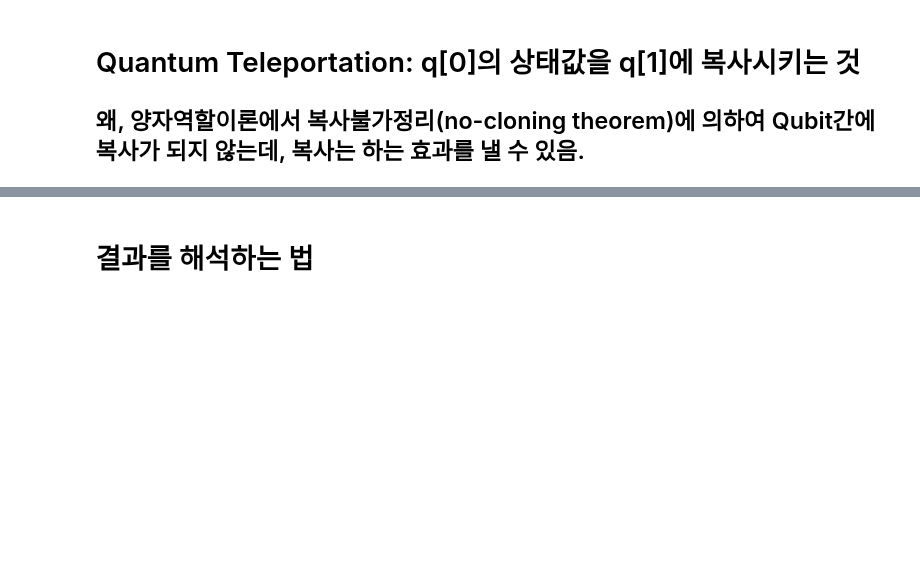
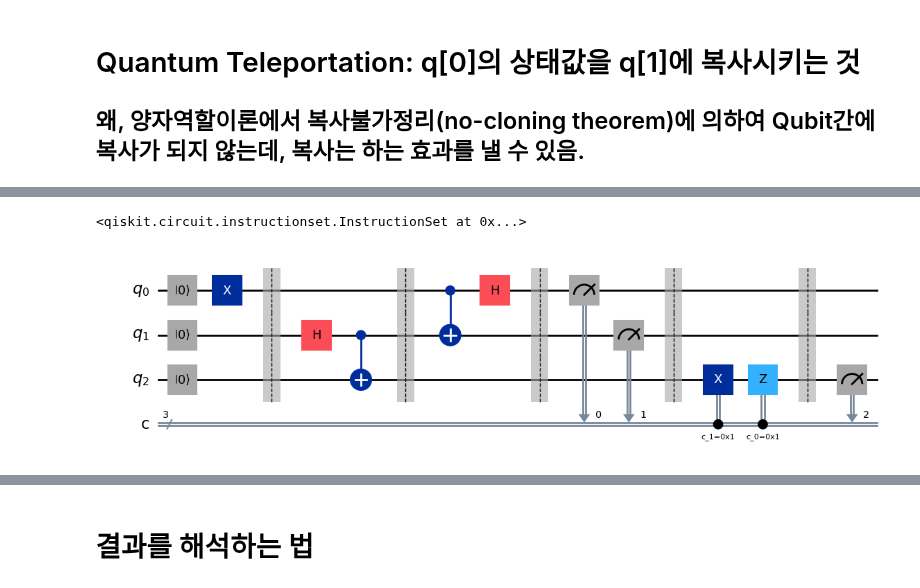
Before and after one commit to mkbahk/QuantumComputing, a Jupyter notebook: QuantumToyAlgorithm_QuantumTeleportation_01_DeepSeek_mkbahk_20250318.ipynb, the cells around one changed output, grey strips where cells are left out. Drawn from its saved outputs; the diff is of its cells as text; code cells hidden in the pictures; blank space fills up the shorter version.

```diff
--- a/QuantumToyAlgorithm_QuantumTeleportation_01_DeepSeek_mkbahk_20250318.ipynb
+++ b/QuantumToyAlgorithm_QuantumTeleportation_01_DeepSeek_mkbahk_20250318.ipynb
@@ -87,3 +62,41 @@ qc.measure(2, 2)
+# %%
+qreg_q = QuantumRegister(3, 'q')
+creg_c = ClassicalRegister(3, 'c')
+circuit = QuantumCircuit(qreg_q, creg_c)
+
+circuit.reset(qreg_q[0])
+circuit.reset(qreg_q[2])
+circuit.reset(qreg_q[1])
+
+circuit.x(qreg_q[0])
+circuit.barrier(qreg_q[0], qreg_q[1], qreg_q[2])
+
+circuit.h(qreg_q[1])
+circuit.cx(qreg_q[1], qreg_q[2])
+circuit.barrier(qreg_q[0], qreg_q[1], qreg_q[2])
+
+
+circuit.cx(qreg_q[0], qreg_q[1])
+circuit.h(qreg_q[0])
+circuit.barrier(qreg_q[0], qreg_q[1], qreg_q[2])
+
+
+
+circuit.measure(qreg_q[0], creg_c[0])
+circuit.measure(qreg_q[1], creg_c[1])
+circuit.barrier(qreg_q[0], qreg_q[1], qreg_q[2])
+
+circuit.x(qreg_q[2]).c_if(creg_c[1], 1)
+circuit.z(qreg_q[2]).c_if(creg_c[0], 1)
+circuit.barrier(qreg_q[0], qreg_q[1], qreg_q[2])
+
+circuit.measure(qreg_q[2], creg_c[2])
+# %% [output]
+<qiskit.circuit.instructionset.InstructionSet at 0x...>
+# %%
+circuit.draw("mpl")
+# %% [output]
+[figure, added]
 # %%
 # 시뮬레이터로 실행
 simulator = Aer.get_backend('qasm_simulator')
```
Also changed, not shown: parts of 8 cells of this notebook.
